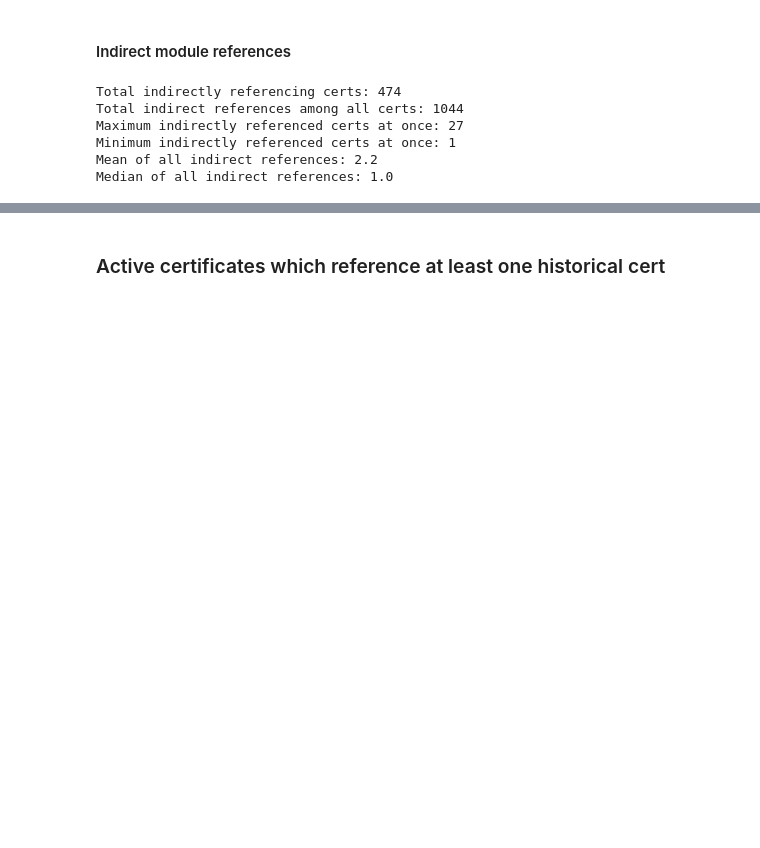
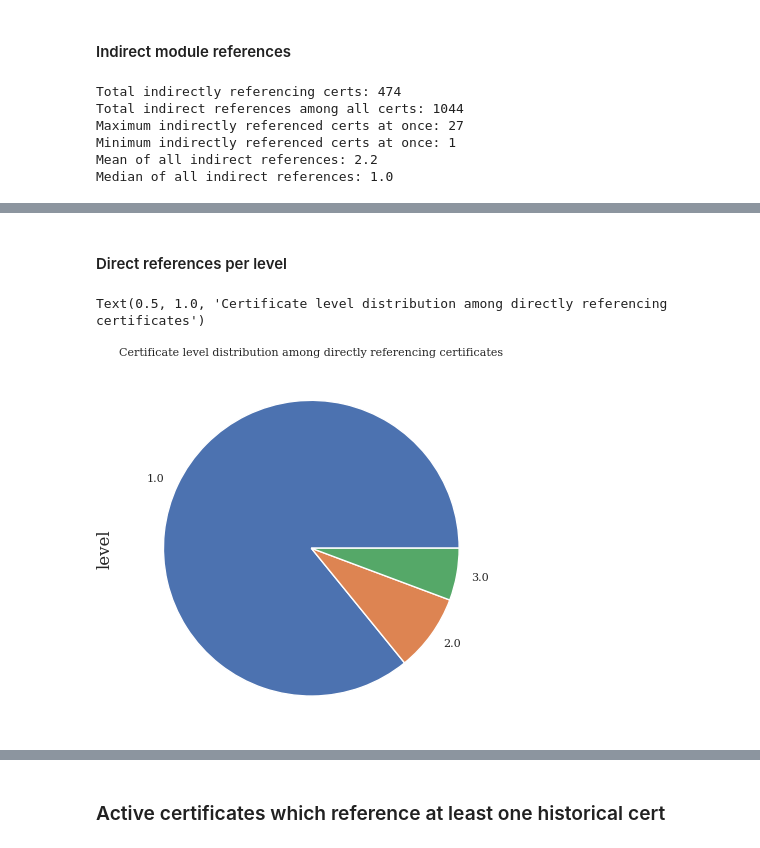
Before and after one commit to crocs-muni/sec-certs, a Jupyter notebook: notebooks/fips/references.ipynb, the cells around one changed output, grey strips where cells are left out. Drawn from its saved outputs; the diff is of its cells as text; code cells hidden in the pictures; blank space fills up the shorter version.

```diff
--- a/notebooks/fips/references.ipynb
+++ b/notebooks/fips/references.ipynb
@@ -141,0 +145,9 @@ Text(0.5, 1.0, 'Fruit Distribution')
+# %% [markdown]
+#### Direct references per level
+# %%
+status_counts_df = refs_direct_eda_df["level"].value_counts()
+status_counts_df.plot.pie()
+plt.title("Certificate level distribution among directly referencing certificates")
+# %% [output]
+Text(0.5, 1.0, 'Certificate level distribution among directly referencing certificates')
+[figure, added]
```
Also changed, not shown: parts of 26 cells of this notebook.
